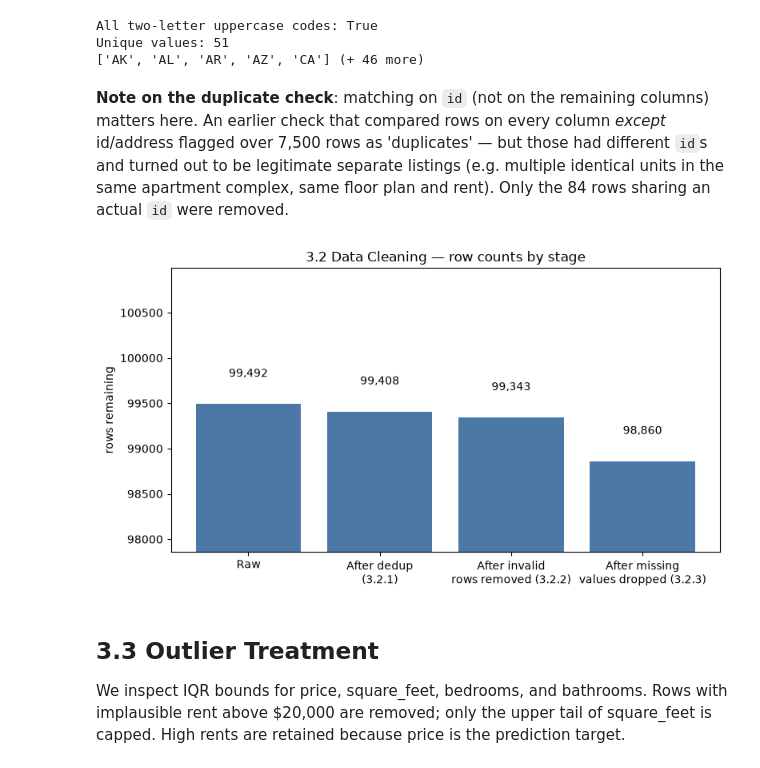
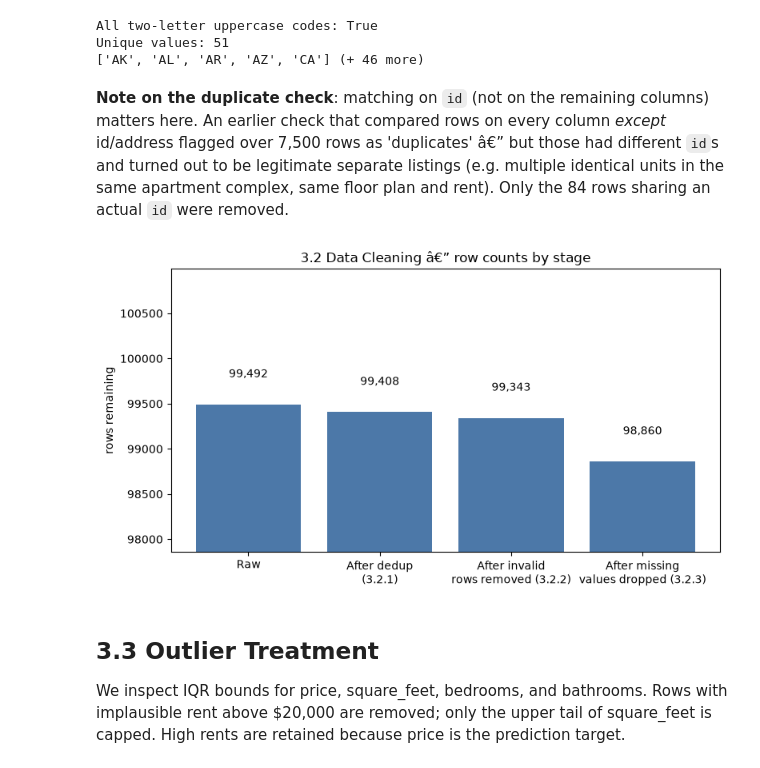
Before and after one commit to jason1ng/apartment_rental_price_prediction, a Jupyter notebook: notebooks/02_data_preparation.ipynb, the cells around one changed output. Drawn from its saved outputs; the diff is of its cells as text; code cells hidden in the pictures.

```diff
--- a/notebooks/02_data_preparation.ipynb
+++ b/notebooks/02_data_preparation.ipynb
@@ -130,22 +130,22 @@ All two-letter uppercase codes: True
 Unique values: 51
 ['AK', 'AL', 'AR', 'AZ', 'CA'] (+ 46 more)
 # %% [markdown]
-**Note on the duplicate check**: matching on `id` (not on the remaining columns) matters here. An earlier check that compared rows on every column *except* id/address flagged over 7,500 rows as 'duplicates' — but those had different `id`s and turned out to be legitimate separate listings (e.g. multiple identical units in the same apartment complex, same floor plan and rent). Only the 84 rows sharing an actual `id` were removed.
+**Note on the duplicate check**: matching on `id` (not on the remaining columns) matters here. An earlier check that compared rows on every column *except* id/address flagged over 7,500 rows as 'duplicates' â€” but those had different `id`s and turned out to be legitimate separate listings (e.g. multiple identical units in the same apartment complex, same floor plan and rent). Only the 84 rows sharing an actual `id` were removed.
 # %%
 fig, ax = plt.subplots(figsize=(8,4.5))
 stages = ['Raw', 'After dedup\n(3.2.1)', 'After invalid\nrows removed (3.2.2)', 'After missing\nvalues dropped (3.2.3)']
 counts = [len(df_raw), len(df_raw)-84, len(df_raw)-84-65, len(df_clean)]
 ax.bar(stages, counts, color='#4C78A8')
 for i, c in enumerate(counts):
     ax.text(i, c+300, f'{c:,}', ha='center', fontsize=10)
 ax.set_ylabel('rows remaining')
-ax.set_title('3.2 Data Cleaning — row counts by stage')
+ax.set_title('3.2 Data Cleaning â€” row counts by stage')
 ax.set_ylim(min(counts)-1000, max(counts)+1500)
 fig.tight_layout()
 fig.savefig('../outputs/figures/32_cleaning_stages.png', dpi=120)
 plt.show()
 # %% [output]
-[figure, old version]
+[figure, new version]
 # %% [markdown]
 ## 3.3 Outlier Treatment
 We inspect IQR bounds for price, square_feet, bedrooms, and bathrooms. Rows with implausible rent above $20,000 are removed; only the upper tail of square_feet is capped. High rents are retained because price is the prediction target.
```
Also changed, not shown: parts of 13 cells of this notebook, 4 other files.
